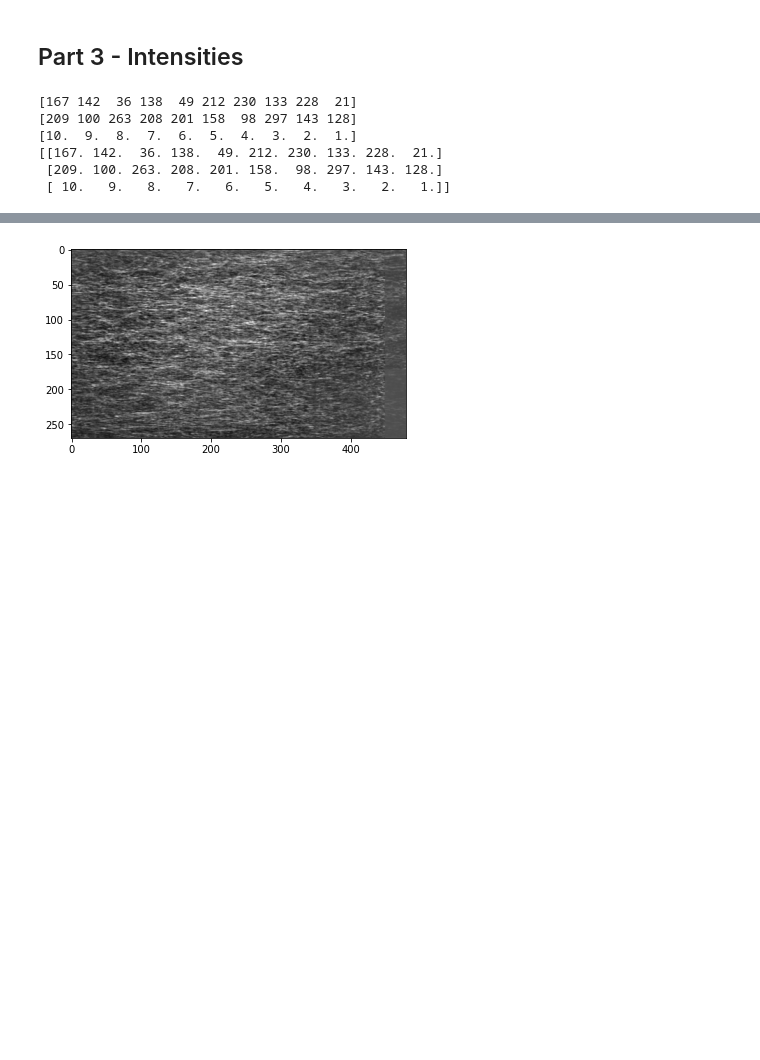
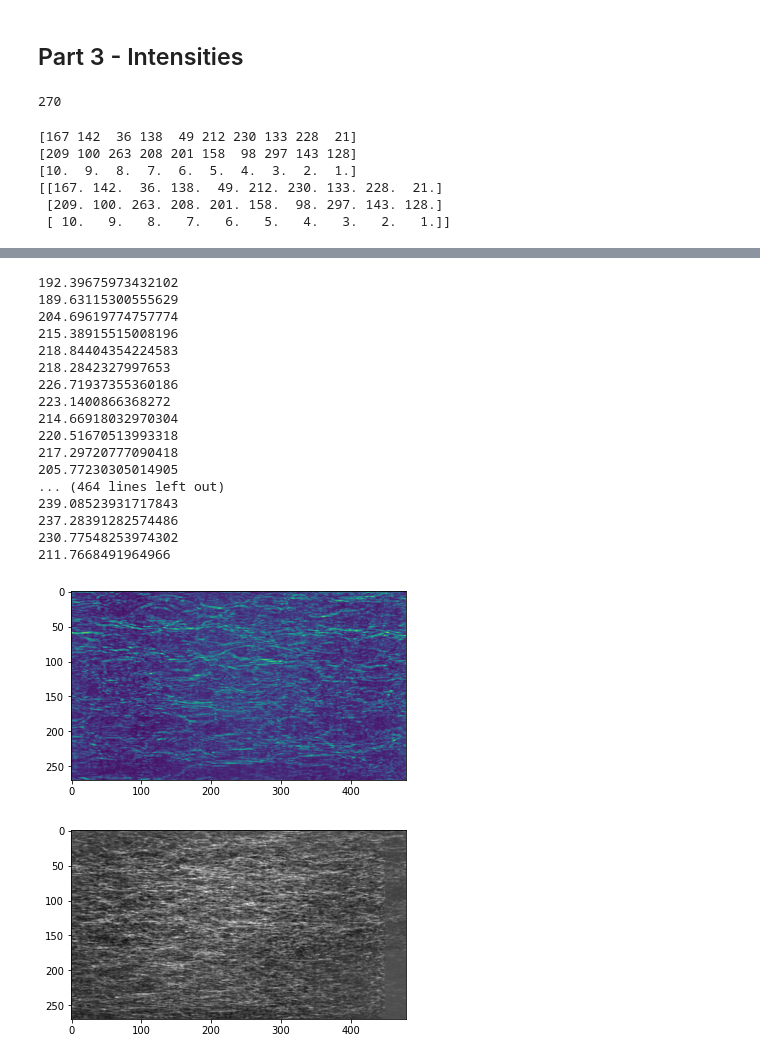
Before and after one commit to olivierleblanc/diffusercam, a Jupyter notebook: bernat/mp01.ipynb, the cells around one changed output, grey strips where cells are left out. Cells and saved outputs as stored; diff of their text form; code cells hidden in the pictures; blank space fills up the shorter version.

```diff
--- a/bernat/mp01.ipynb
+++ b/bernat/mp01.ipynb
@@ -204,6 +204,10 @@ print(snr)
 # plt.show()
 # %% [markdown]
 ## Part 3 - Intensities
+# %%
+print(len(h[:,1]))
+# %% [output]
+270
 # %%
 np.random.seed(2)
 x=np.zeros((h_auto_y,h_auto_x),dtype=float)
@@ -211,34 +215,62 @@ k=10
 random_x=(np.random.rand(k)*h_auto_x).astype(int)
 random_y=(np.random.rand(k)*h_auto_y).astype(int)
 random_w=np.array([],dtype=float)
 random_x[1]=100
 for i in range(k):
     x[random_y[i],random_x[i]]=(k-i)
     random_w=np.insert(random_w,len(random_w),k-i)
 print(random_y)
 print(random_x)
 print(random_w)
 x_points = np.array([random_y,random_x,random_w],dtype=float)
 # x_points = x_points[:,None]
 print(x_points)
 
 plt.figure(figsize=(20,20))
 plt.imshow(x)#,cmap='turbo')
 plt.colorbar(orientation='horizontal')
 plt.show()
 
+
+h_norm = np.copy(h)
+for j in range(h_auto_x):
+    print(np.linalg.norm(h_norm[:,j]))
+    h_norm[:,j] /= np.linalg.norm(h_norm[:,j])
+
+plt.imshow(h_norm)
+plt.show()
+
+
 y=signal.fftconvolve(x,h,mode='same')
 plt.imshow(y,cmap='gray')
 plt.show()
 # %% [output]
 [167 142  36 138  49 212 230 133 228  21]
 [209 100 263 208 201 158  98 297 143 128]
 [10.  9.  8.  7.  6.  5.  4.  3.  2.  1.]
 [[167. 142.  36. 138.  49. 212. 230. 133. 228.  21.]
  [209. 100. 263. 208. 201. 158.  98. 297. 143. 128.]
  [ 10.   9.   8.   7.   6.   5.   4.   3.   2.   1.]]
 [figure]
+192.39675973432102
+189.63115300555629
+204.69619774757774
+215.38915515008196
+218.84404354224583
+218.2842327997653
+226.71937355360186
+223.1400866368272
+214.66918032970304
+220.51670513993318
+217.29720777090418
+205.77230305014905
+... (464 lines left out)
+239.08523931717843
+237.28391282574486
+230.77548253974302
+211.7668491964966
-[figure, old version]
+[figure, new version]
+[figure, added]
 # %%
 # x_hat=np.zeros((h_auto_y,h_auto_x),dtype=float)
 # y_mp=np.copy(y)
```
Also changed, not shown: parts of 6 cells of this notebook, 5 other files.
